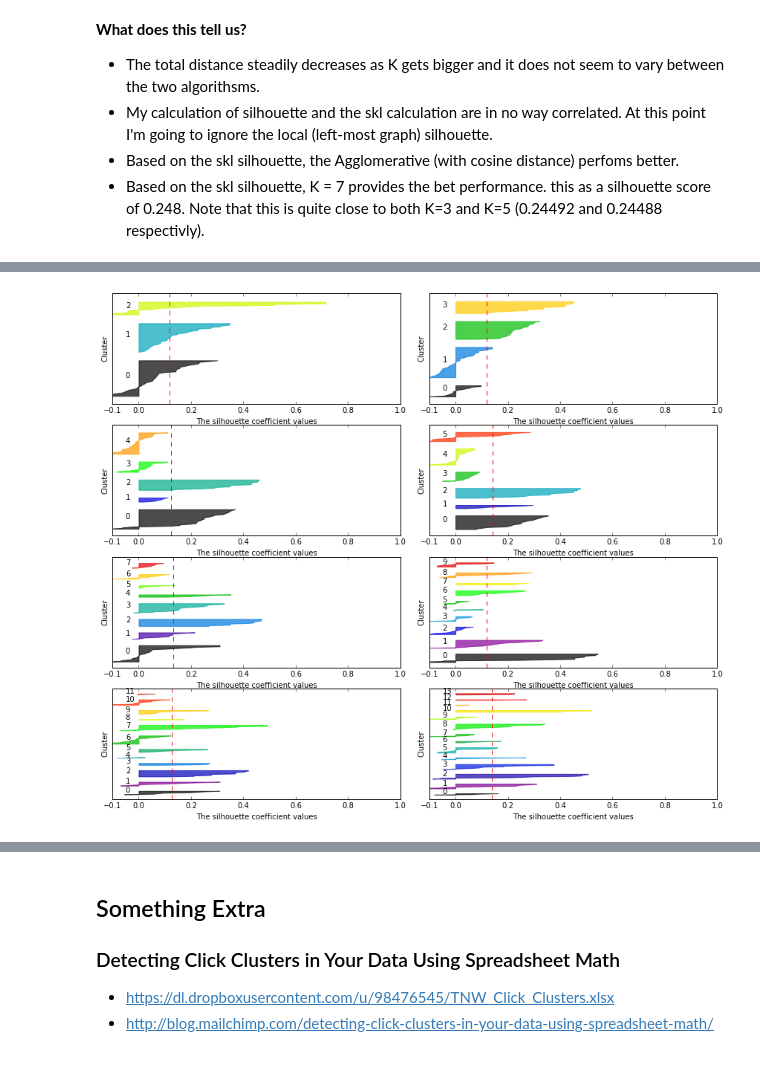
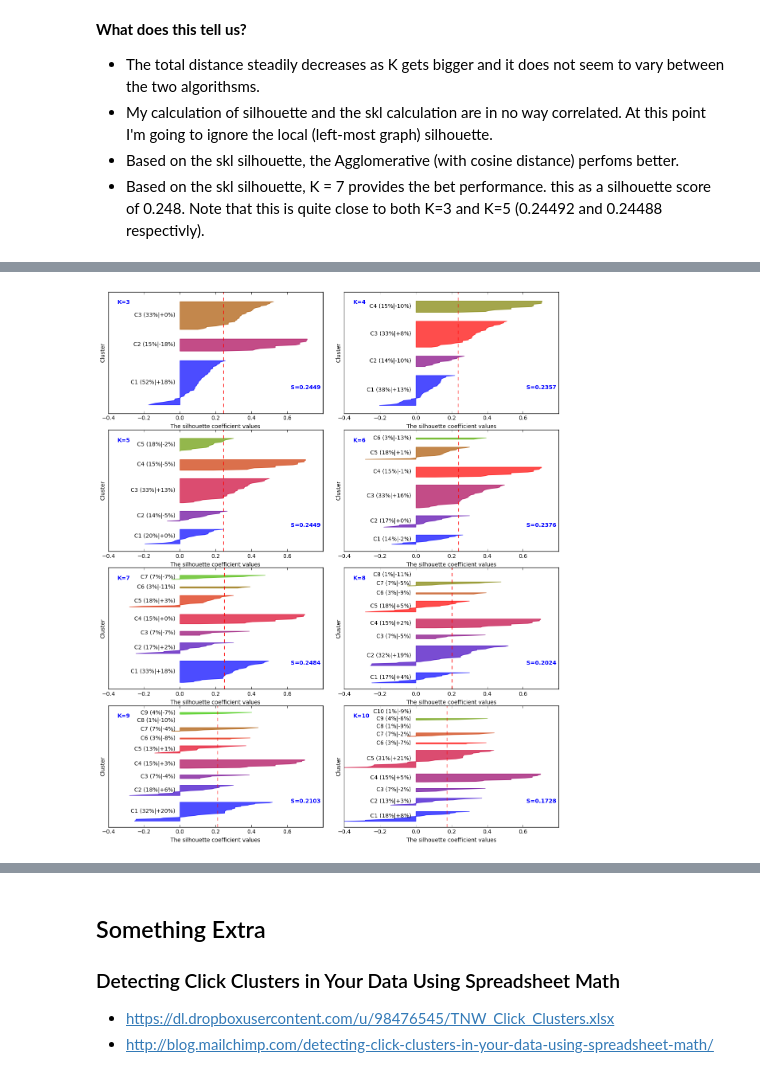
Before and after one commit to slstarnes/data-smart-sans-excel, a Jupyter notebook: Data Smart Sans Excel - Ch. 2.ipynb, the cells around one changed output, grey strips where cells are left out. Saved outputs shown, nothing was run; the diff lists cells and outputs as text; code cells hidden in the pictures.

Commit message:
Ch. 2. Significant updates to the final section (Graph Silhouette Coefficients vs K)

```diff
--- a/Data Smart Sans Excel - Ch. 2.ipynb
+++ b/Data Smart Sans Excel - Ch. 2.ipynb
@@ -639,46 +640,41 @@ agg_fig.tight_layout()
 # %%
-#http://scikit-learn.org/stable/auto_examples/cluster/plot_kmeans_silhouette_analysis.html
-# %matplotlib inline
-range_n_clusters = [3, 4, 5, 6, 8, 10, 12, 14, 16]
+set_of_Ks = [3, 4, 5, 6, 7, 8, 9, 10]
+max_iters = 100
+X = transactions_np.T
+m, n = X.shape
 
-s_per_K = np.zeros((1, len(range_n_clusters)))
 counter = 0
 
-fig, axs = plt.subplots(nrows=int(len(range_n_clusters)/2), ncols=2)
-fig.set_size_inches(12,10) # w x h
+fig, axs = plt.subplots(nrows=int(len(set_of_Ks)/2), ncols=2)
+fig.set_size_inches(12,14) # w x h
 plt.tight_layout()
 for ax in axs.reshape(-1):
-    if counter >= len(range_n_clusters): break # handles case of odd number of Ks
-    n_clusters = range_n_clusters[counter]
+    if counter >= len(set_of_Ks): break # handles case of odd number of Ks
 
-    # The silhouette_score gives the average value for all the samples.
-    # This gives a perspective into the density and separation of the formed
-    # clusters
-    silhouette_avg = metrics.silhouette_score(X, cluster_labels)
-    print("For K =", n_clusters,
-          "The average silhouette_score is :", silhouette_avg)
-
-    s_per_K[0,counter] = silhouette_avg
-
-    # Compute the silhouette scores for each sample
-    sample_silhouette_values = metrics.silhouette_samples(X, cluster_labels)
-
-
-    # The 1st subplot is the silhouette plot
-    # The silhouette coefficient can range from -1, 1 but in this example all
-    # lie within [-0.1, 1]
-    ax.set_xlim([-0.1, 1])
-    # The (n_clusters+1)*10 is for inserting blank space between silhouette
-    # plots of individual clusters, to demarcate them clearly.
-    ax.set_ylim([0, len(X) + (n_clusters + 1) * 10])
+    K = set_of_Ks[counter]
 
     # Initialize the clusterer with n_clusters value and a random generator
     # seed of 10 for reproducibility.
-    clusterer = cluster.KMeans(n_clusters=n_clusters, random_state=10)
+    clusterer = AgglomerativeClustering(K,linkage="average", affinity='cosine')
     cluster_labels = clusterer.fit_predict(X)
 
+    silhouette_avg = metrics.silhouette_score(X, cluster_labels,metric='cosine')
+    print("For K =", K,
+          "The average silhouette_score is :", silhouette_avg)
+
+    # Compute the silhouette scores for each sample
+    sample_silhouette_values = metrics.silhouette_samples(X, cluster_labels, metric='cosine')
+
+    ax.set_xlim([-0.4, 0.8])
+
+    # The (n_clusters+1)*10 is for inserting blank space between silhouette
+    # plots of individual clusters, to demarcate them clearly.
+
+    ax.set_ylim([0, m + (K + 1) * 10])
+
     y_lower = 10
-    for i in range(n_clusters):
+
+    for i in range(K):
         # Aggregate the silhouette scores for samples belonging to
         # cluster i, and sort them
         ith_cluster_silhouette_values = \
@@ -688,26 +684,33 @@ for ax in axs.reshape(-1):
 
         size_cluster_i = ith_cluster_silhouette_values.shape[0]
         y_upper = y_lower + size_cluster_i
+        color = plt.cm.brg(float(i) / K)
 
-        color = plt.cm.spectral(float(i) / n_clusters)
         ax.fill_betweenx(np.arange(y_lower, y_upper),
                           0, ith_cluster_silhouette_values,
                           facecolor=color, edgecolor=color, alpha=0.7)
 
         # Label the silhouette plots with their cluster numbers at the middle
-        ax.text(-0.05, y_lower + 0.5 * size_cluster_i, str(i))
+        cluster_size_percent = (size_cluster_i / m)*100
+        std_percent = (1/K)*100
+
+        ax.text(-0.025, y_lower + 0.5 * size_cluster_i,
+                'C{0} ({1:d}%|{2:+d}%)'.format(str(i+1),int(cluster_size_percent),
+                                               int(cluster_size_percent - std_percent)),
+                verticalalignment='center',horizontalalignment='right')
 
         # Compute the new y_lower for next plot
         y_lower = y_upper + 10  # 10 for the 0 samples
 
-    #ax1.set_title("The silhouette plot for the various clusters.")
+    ax.text(-.35, ax.get_ylim()[1] - 0.1 * (ax.get_ylim()[1] - ax.get_ylim()[0]),
+            'K=%i'%K, color='blue', fontweight='bold')
+    ax.text(0.62, ax.get_ylim()[0] + 0.2 * (ax.get_ylim()[1] - ax.get_ylim()[0]),
+            'S=%.4f'%silhouette_avg, color='blue', fontweight='bold')
     ax.set_xlabel("The silhouette coefficient values")
     ax.set_ylabel("Cluster")
 
     # The vertical line for average silhoutte score of all the values
     ax.axvline(x=silhouette_avg, color="red", linestyle="--")
-
     ax.set_yticks([])  # Clear the yaxis labels / ticks
-    ax.set_xticks([-0.1, 0, 0.2, 0.4, 0.6, 0.8, 1])
     counter += 1
 # %% [output]
@@ -722 +725 @@ For K = 14 The average silhouette_score is : 0.140012221243
-[figure, old version]
+[figure, new version]
```
Also changed, not shown: parts of 5 cells of this notebook.
